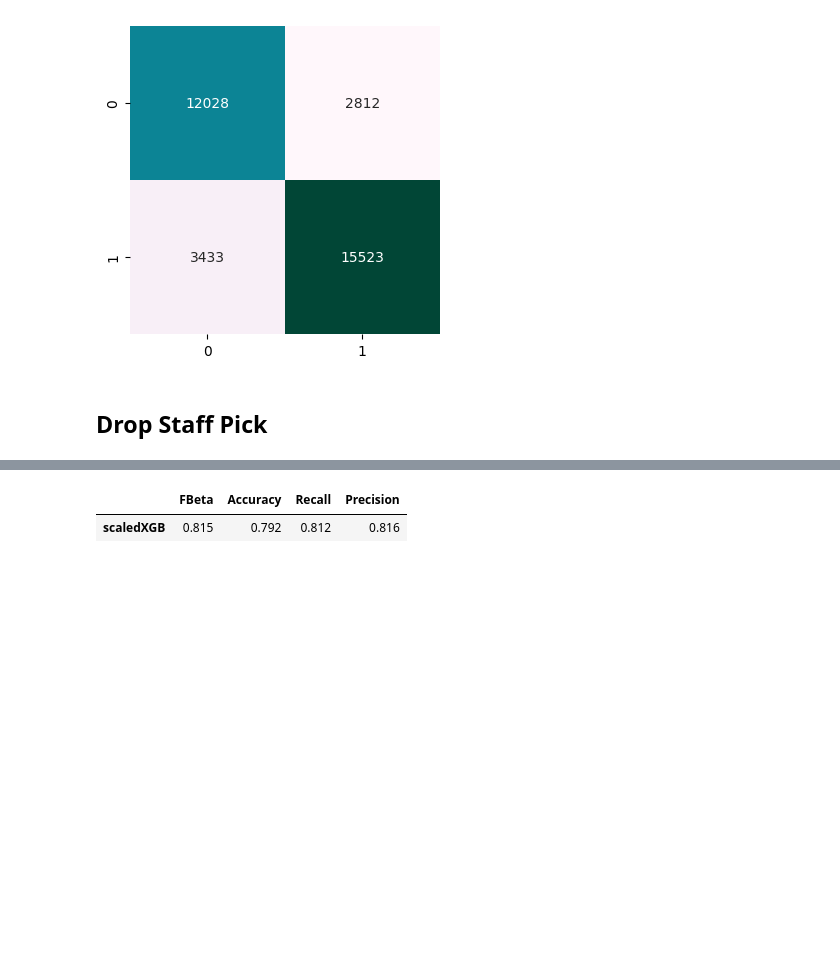
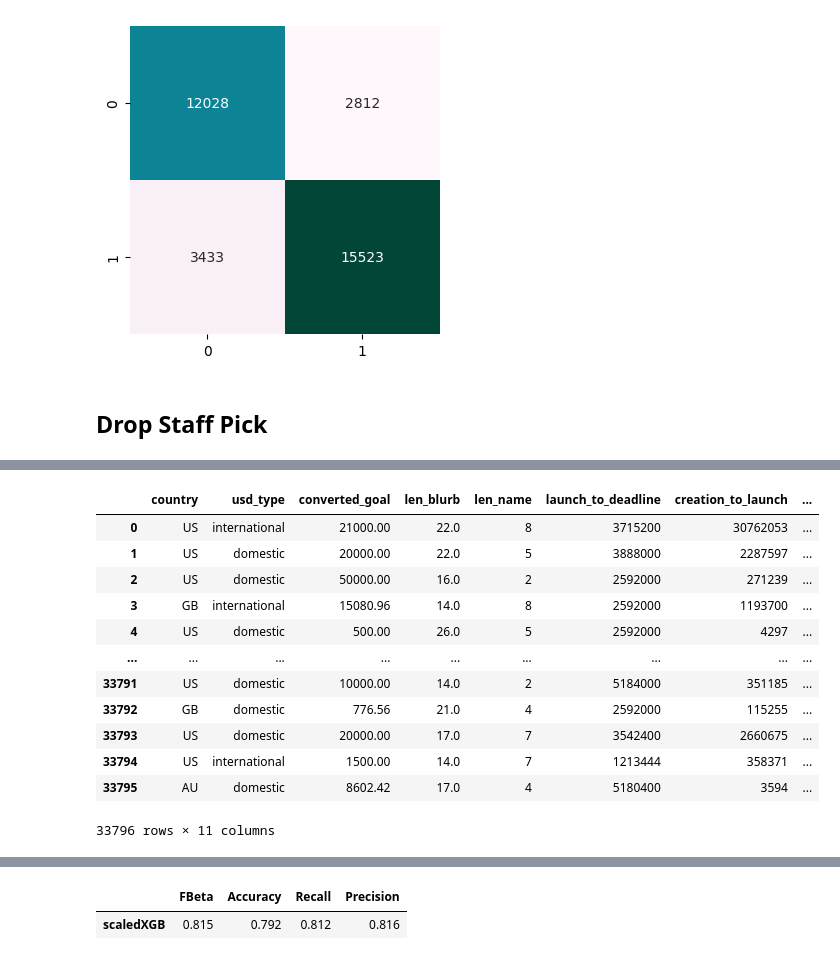
Before and after one commit to joshuadbeil/kickstarter_challenge, a Jupyter notebook: 04-error-analysis.ipynb, the cells around one changed output, grey strips where cells are left out. Saved outputs shown, nothing was run; the diff lists cells and outputs as text; code cells hidden in the pictures; blank space fills up the shorter version.

```diff
--- a/04-error-analysis.ipynb
+++ b/04-error-analysis.ipynb
@@ -120,3 +120,19 @@ scaledXGB - Time taken: 3.83 seconds
 |  | FBeta | Accuracy | Recall | Precision |
 | scaledXGB | 0.815 | 0.792 | 0.812 | 0.816 |
 [figure]
+# %%
+X_test.reset_index(drop=True)
+# %% [output]
+|  | country | usd_type | converted_goal | len_blurb | len_name | launch_to_deadline | creation_to_launch | ... |
+| 0 | US | international | 21000.00 | 22.0 | 8 | 3715200 | 30762053 | ... |
+| 1 | US | domestic | 20000.00 | 22.0 | 5 | 3888000 | 2287597 | ... |
+| 2 | US | domestic | 50000.00 | 16.0 | 2 | 2592000 | 271239 | ... |
+| 3 | GB | international | 15080.96 | 14.0 | 8 | 2592000 | 1193700 | ... |
+| 4 | US | domestic | 500.00 | 26.0 | 5 | 2592000 | 4297 | ... |
+| ... | ... | ... | ... | ... | ... | ... | ... | ... |
+| 33791 | US | domestic | 10000.00 | 14.0 | 2 | 5184000 | 351185 | ... |
+| 33792 | GB | domestic | 776.56 | 21.0 | 4 | 2592000 | 115255 | ... |
+| 33793 | US | domestic | 20000.00 | 17.0 | 7 | 3542400 | 2660675 | ... |
+| 33794 | US | international | 1500.00 | 14.0 | 7 | 1213444 | 358371 | ... |
+| 33795 | AU | domestic | 8602.42 | 17.0 | 4 | 5180400 | 3594 | ... |
+33796 rows × 11 columns
```
Also changed, not shown: parts of 3 cells of this notebook, 4 other files.
